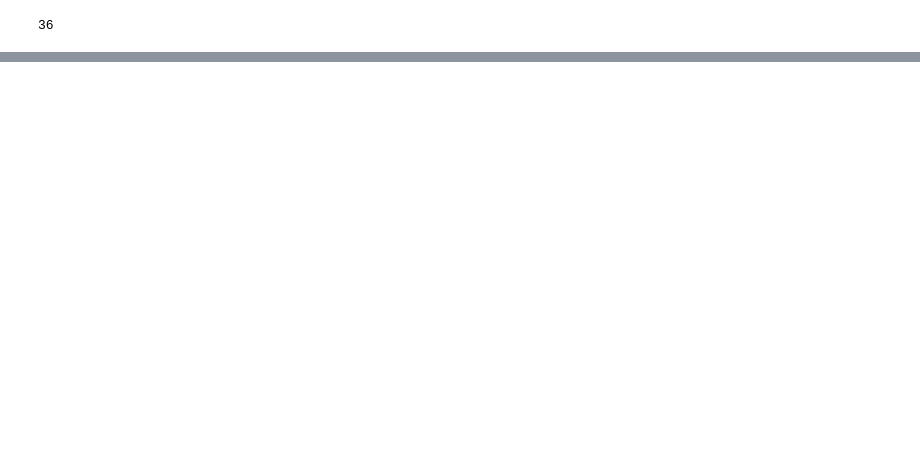
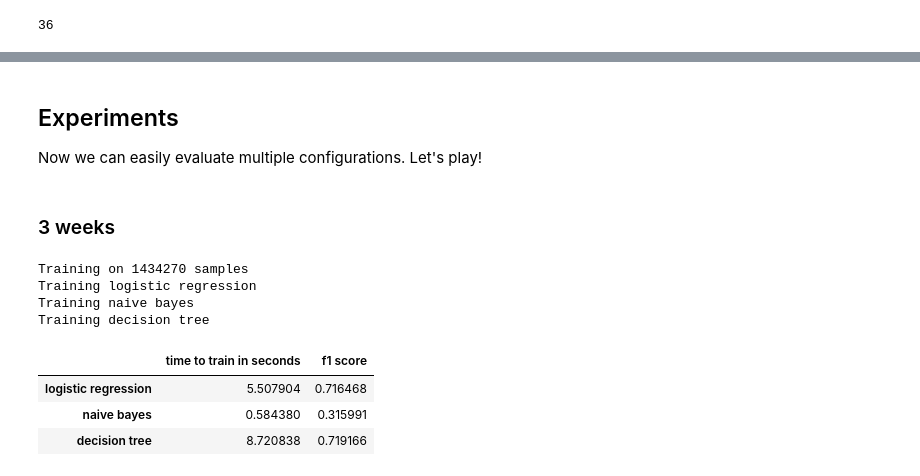
Before and after one commit to chuckeles/tweet-prediction, a Jupyter notebook: notebooks/Performance comparison.ipynb, the cells around one changed output, grey strips where cells are left out. Cells and saved outputs as stored; diff of their text form; code cells hidden in the pictures; blank space fills up the shorter version.

```diff
--- a/notebooks/Performance comparison.ipynb
+++ b/notebooks/Performance comparison.ipynb
@@ -26,6 +29,3 @@ target_week = data['tweets'].columns.max()
 target_week
 # %% [output]
 36
-# %%
-first_week = data['tweets'].columns.min()
-first_week
@@ -56,6 +37,0 @@ Now transform train and test.
-# %%
-train_target = train.target
-train = data_pipe.fit_transform(train.drop('target', axis=1))
-# %%
-test_target = test.target
-test = data_pipe.fit_transform(test.drop('target', axis=1))
@@ -199,0 +114,27 @@ Both logistic regression and decision tree prefer features from weeks 30, 31, an
+# %% [markdown]
+## Experiments
+
+Now we can easily evaluate multiple configurations. Let's play!
+# %%
+def evaluate_print(weeks, normalize, decay):
+    logistic_time, logistic_score, bayes_time, bayes_score, tree_time, tree_score = evaluate(data, target_week - weeks, normalize, decay)
+
+    results = pd.DataFrame()
+    results['time to train in seconds'] = [logistic_time, bayes_time, tree_time]
+    results['f1 score'] = [logistic_score, bayes_score, tree_score]
+    results.index = ['logistic regression', 'naive bayes', 'decision tree']
+
+    return results
+# %% [markdown]
+### 3 weeks
+# %%
+evaluate_print(3, normalize=False, decay=False)
+# %% [output]
+Training on 1434270 samples
+Training logistic regression
+Training naive bayes
+Training decision tree
+|  | time to train in seconds | f1 score |
+| logistic regression | 5.507904 | 0.716468 |
+| naive bayes | 0.584380 | 0.315991 |
+| decision tree | 8.720838 | 0.719166 |
```
Also changed, not shown: parts of 44 cells of this notebook, 3 other files.
